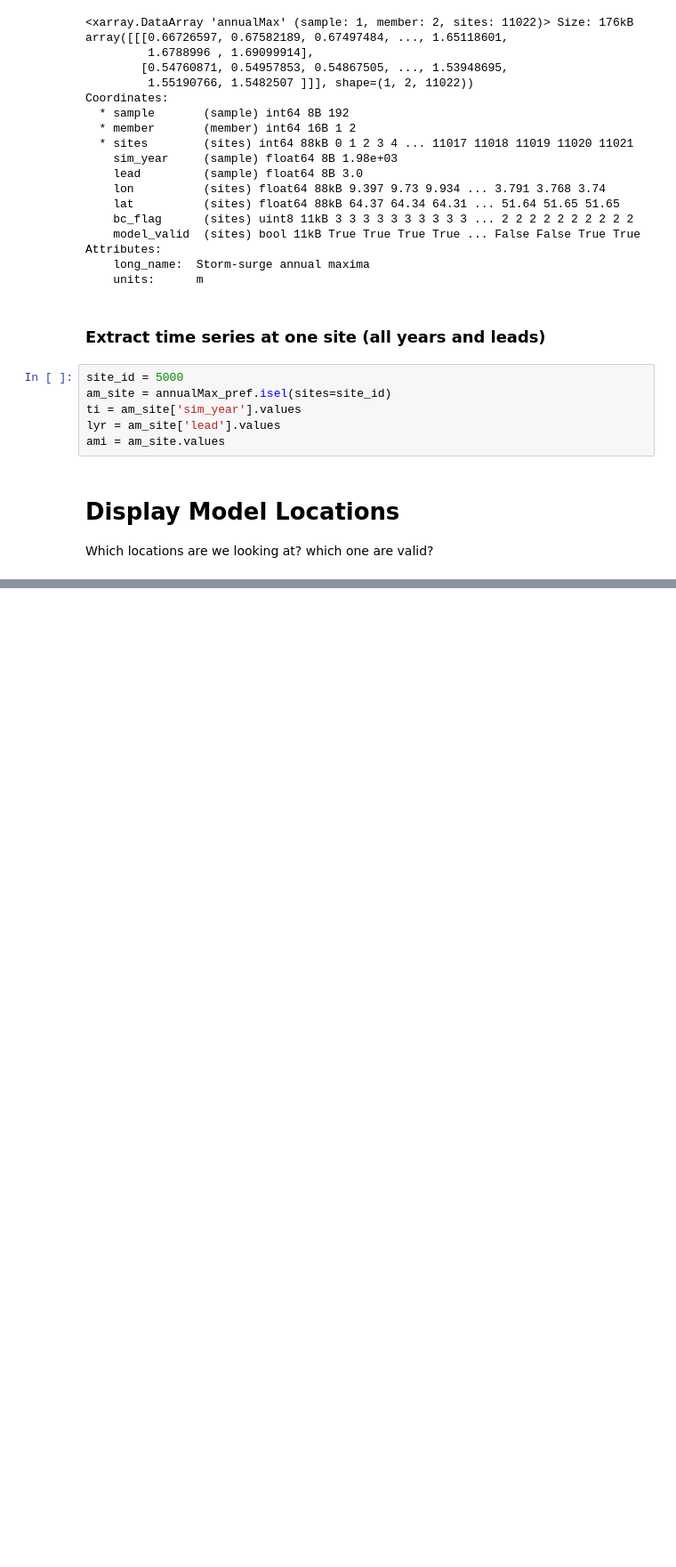
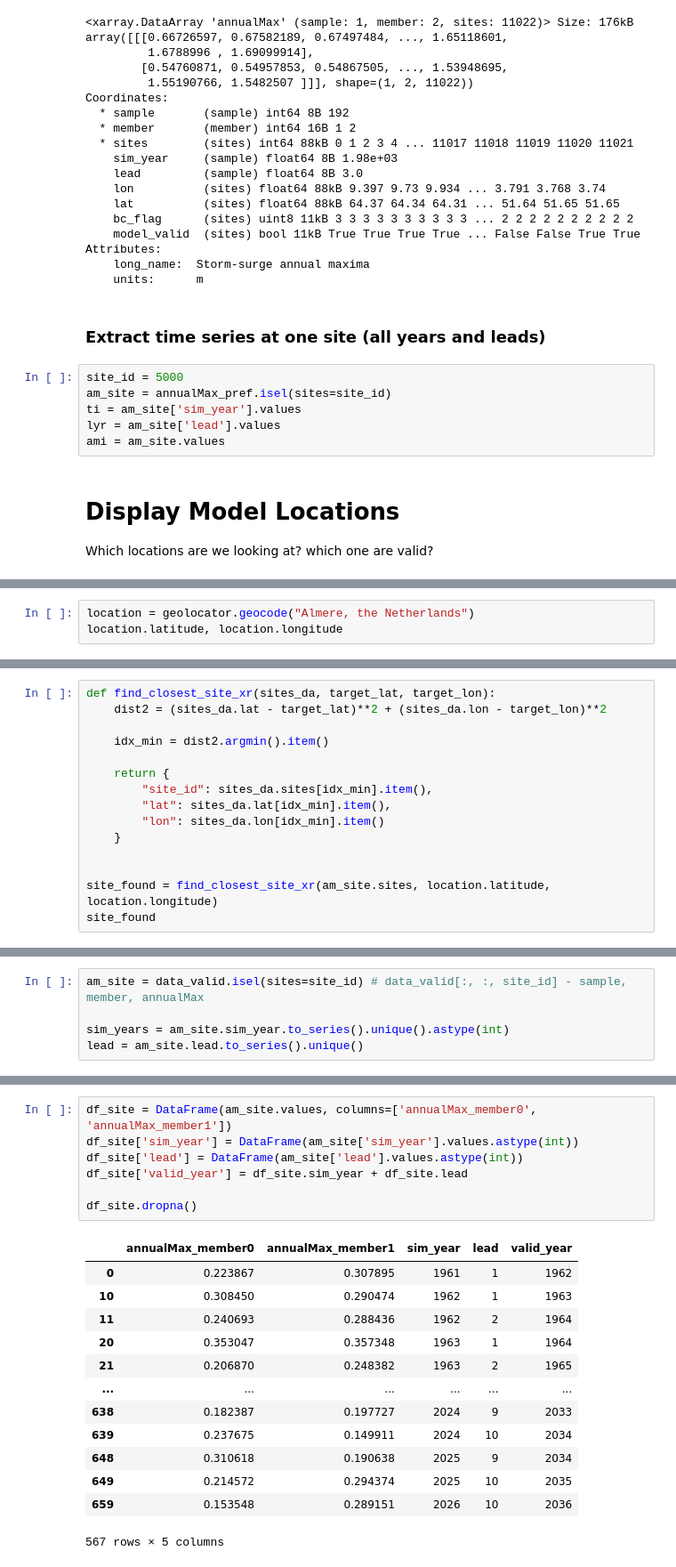
Before and after one commit to silviaelisabeth/SeaLevelExtremes, a Jupyter notebook: script/exploration/data_structure.ipynb, the cells around one changed output, grey strips where cells are left out. Shown at 89% size. Saved outputs shown, nothing was run; the diff lists cells and outputs as text; blank space fills up the shorter version.

```diff
--- a/script/exploration/data_structure.ipynb
+++ b/script/exploration/data_structure.ipynb
@@ -316,0 +383,3 @@ Attributes:
+# %%
+location = geolocator.geocode("Almere, the Netherlands")
+location.latitude, location.longitude
@@ -316,0 +390,15 @@ Attributes:
+# %%
+def find_closest_site_xr(sites_da, target_lat, target_lon):
+    dist2 = (sites_da.lat - target_lat)**2 + (sites_da.lon - target_lon)**2
+
+    idx_min = dist2.argmin().item()
+
+    return {
+        "site_id": sites_da.sites[idx_min].item(),
+        "lat": sites_da.lat[idx_min].item(),
+        "lon": sites_da.lon[idx_min].item()
+    }
+
+
+site_found = find_closest_site_xr(am_site.sites, location.latitude, location.longitude)
+site_found
@@ -317,3 +409,8 @@ Attributes:
+# %%
+am_site = data_valid.isel(sites=site_id) # data_valid[:, :, site_id] - sample, member, annualMax
+
+sim_years = am_site.sim_year.to_series().unique().astype(int)
+lead = am_site.lead.to_series().unique()
 # %%
 try:
     location = geolocator.reverse((am_site.lat.values, am_site.lon.values))
@@ -322,0 +422,21 @@ location
+# %%
+df_site = DataFrame(am_site.values, columns=['annualMax_member0', 'annualMax_member1'])
+df_site['sim_year'] = DataFrame(am_site['sim_year'].values.astype(int))
+df_site['lead'] = DataFrame(am_site['lead'].values.astype(int))
+df_site['valid_year'] = df_site.sim_year + df_site.lead
+
+df_site.dropna()
+# %% [output]
+|  | annualMax_member0 | annualMax_member1 | sim_year | lead | valid_year |
+| 0 | 0.223867 | 0.307895 | 1961 | 1 | 1962 |
+| 10 | 0.308450 | 0.290474 | 1962 | 1 | 1963 |
+| 11 | 0.240693 | 0.288436 | 1962 | 2 | 1964 |
+| 20 | 0.353047 | 0.357348 | 1963 | 1 | 1964 |
+| 21 | 0.206870 | 0.248382 | 1963 | 2 | 1965 |
+| ... | ... | ... | ... | ... | ... |
+| 638 | 0.182387 | 0.197727 | 2024 | 9 | 2033 |
+| 639 | 0.237675 | 0.149911 | 2024 | 10 | 2034 |
+| 648 | 0.310618 | 0.190638 | 2025 | 9 | 2034 |
+| 649 | 0.214572 | 0.294374 | 2025 | 10 | 2035 |
+| 659 | 0.153548 | 0.289151 | 2026 | 10 | 2036 |
+567 rows × 5 columns
```
Also changed, not shown: parts of 52 cells of this notebook.
